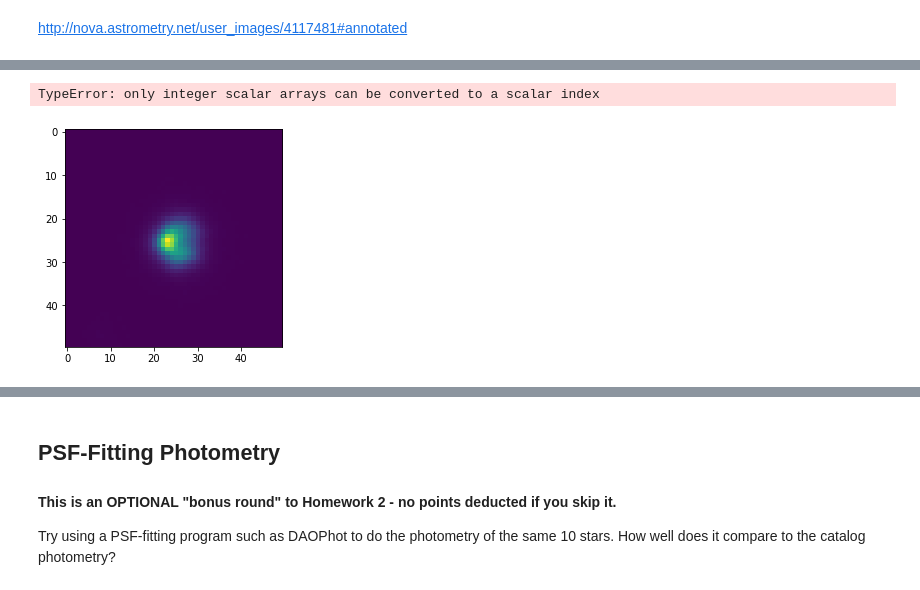
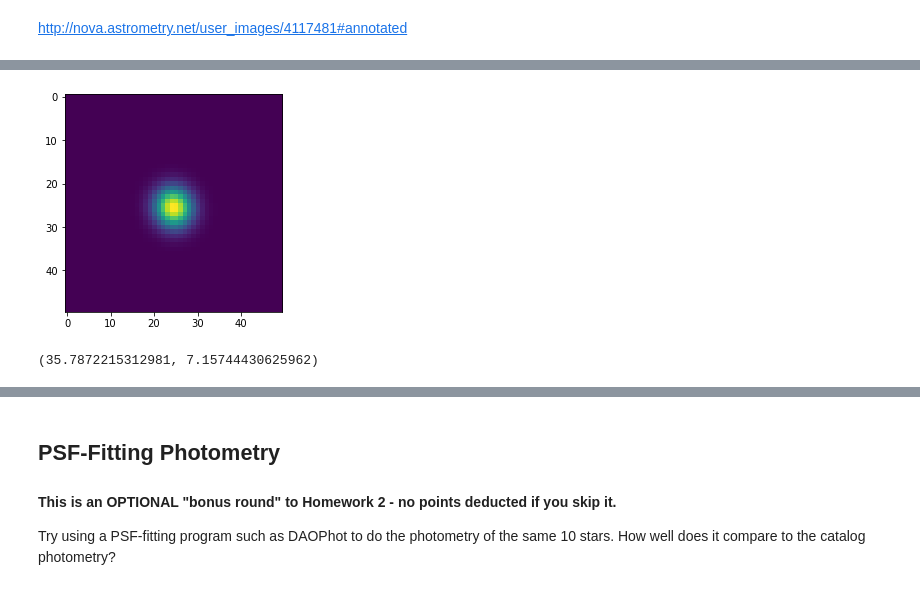
Before and after one commit to bazarsen/observationalastronomy, a Jupyter notebook: photometry.ipynb, the cells around one changed output, grey strips where cells are left out. Cells and saved outputs as stored; diff of their text form; code cells hidden in the pictures.

```diff
--- a/photometry.ipynb
+++ b/photometry.ipynb
@@ -150,7 +144,13 @@ def cutout(image, bb, center):
 # %%
-# Generate grid of same size like box to put the fit on
-y, x, = np.mgrid[:yp, :xp]
-# Declare what function you want to fit to your data
-f_init = models.Gaussian2D()
-# Declare what fitting function you want to use
-fit_f = fitting.LevMarLSQFitter()
+def gaussian(yp, xp, box):
+    # Generate grid of same size like box to put the fit on
+    y, x, = np.mgrid[:yp, :xp]
+    # Declare what function you want to fit to your data
+    f_init = models.Gaussian2D()
+    # Declare what fitting function you want to use
+    fit_f = fitting.LevMarLSQFitter()
+
+    # Fit the model to your data (box)
+    fV = fit_f(f_init, x, y, box)
+
+    return fV, x, y
@@ -320,5 +357,5 @@ Vf = np.flip(V, 0)
 # %%
-print(psf(Vf, [440,135]))
+psf(Vf, [440,135], 25)
 # %% [output]
+[figure, new version]
-TypeError: only integer scalar arrays can be converted to a scalar index
+(35.7872215312981, 7.15744430625962)
-[figure, old version]
```
Also changed, not shown: parts of 19 cells of this notebook.
